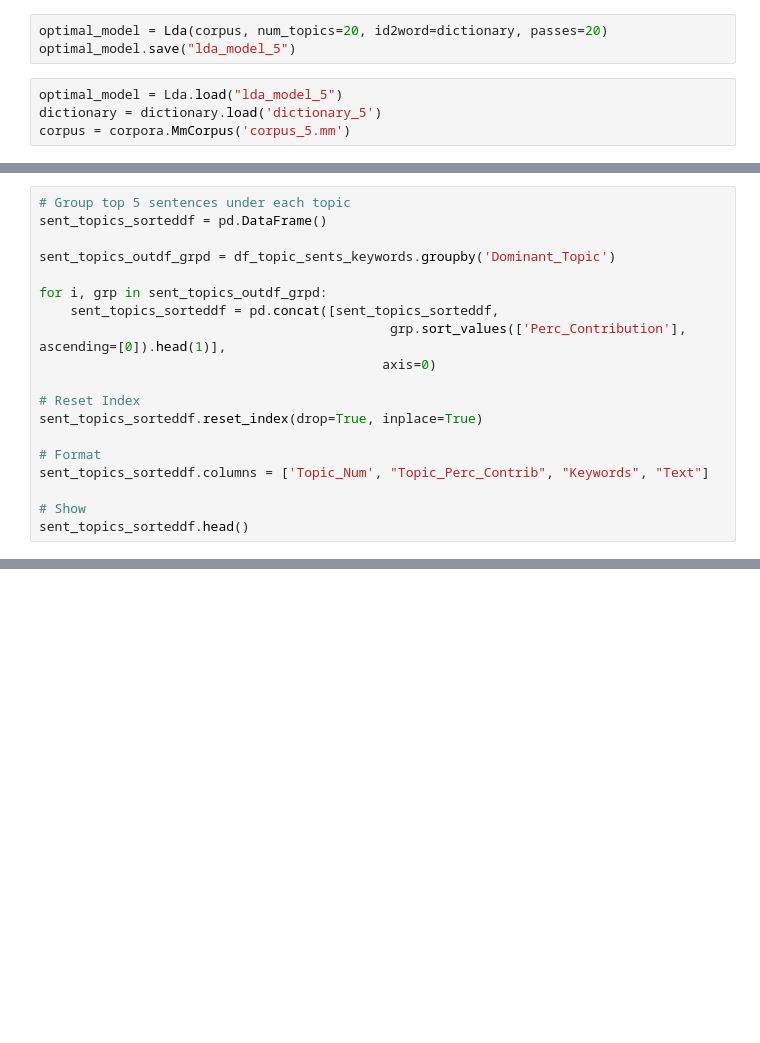
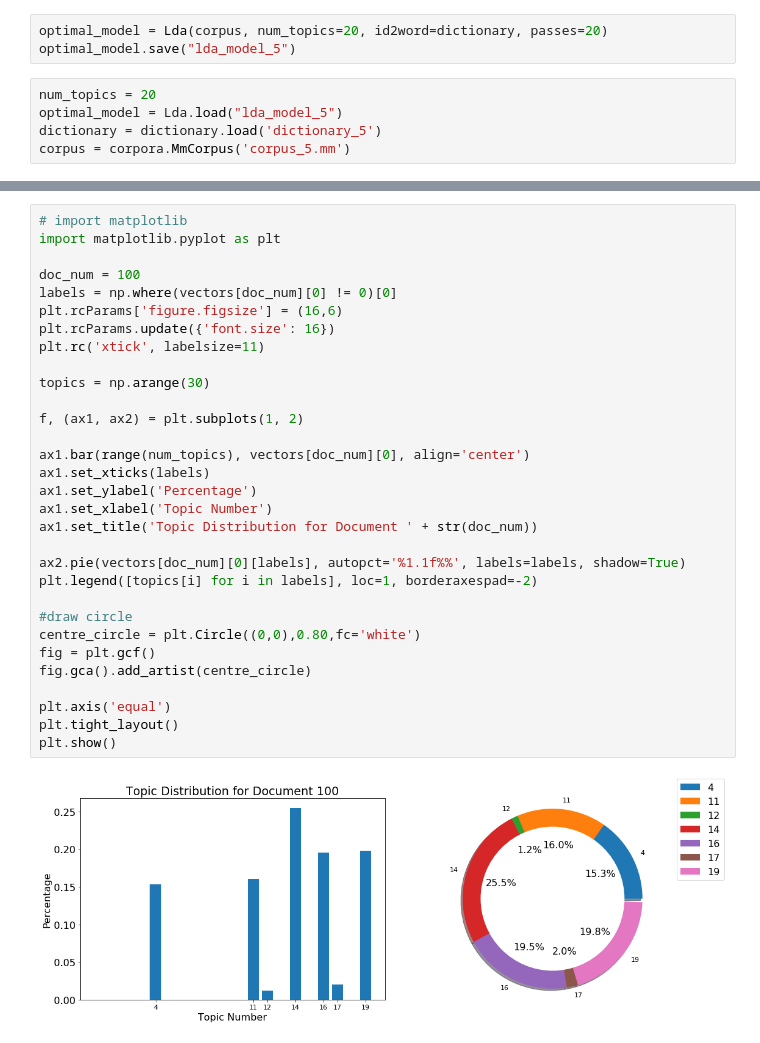
Before and after one commit to NolanJMcCafferty/jobs-research, a Jupyter notebook: BGT/random_5_BGT.ipynb, the cells around one changed output, grey strips where cells are left out. Drawn from its saved outputs; the diff is of its cells as text; blank space fills up the shorter version.

```diff
--- a/BGT/random_5_BGT.ipynb
+++ b/BGT/random_5_BGT.ipynb
@@ -245,6 +217,7 @@ Num Topics = 75  has Coherence Value of 0.5309
 optimal_model = Lda(corpus, num_topics=20, id2word=dictionary, passes=20)
 optimal_model.save("lda_model_5")
 # %%
+num_topics = 20
 optimal_model = Lda.load("lda_model_5")
 dictionary = dictionary.load('dictionary_5')
 corpus = corpora.MmCorpus('corpus_5.mm')
@@ -338,19 +266,0 @@ df_dominant_topic.head(10)
-# %%
-# Group top 5 sentences under each topic
-sent_topics_sorteddf = pd.DataFrame()
-
-sent_topics_outdf_grpd = df_topic_sents_keywords.groupby('Dominant_Topic')
-
-for i, grp in sent_topics_outdf_grpd:
-    sent_topics_sorteddf = pd.concat([sent_topics_sorteddf,
-                                             grp.sort_values(['Perc_Contribution'], ascending=[0]).head(1)],
-                                            axis=0)
-
-# Reset Index
-sent_topics_sorteddf.reset_index(drop=True, inplace=True)
-
-# Format
-sent_topics_sorteddf.columns = ['Topic_Num', "Topic_Perc_Contrib", "Keywords", "Text"]
-
-# Show
-sent_topics_sorteddf.head()
@@ -388,0 +366,33 @@ df_dominant_topics.head()
+# %%
+# import matplotlib
+import matplotlib.pyplot as plt
+
+doc_num = 100
+labels = np.where(vectors[doc_num][0] != 0)[0]
+plt.rcParams['figure.figsize'] = (16,6)
+plt.rcParams.update({'font.size': 16})
+plt.rc('xtick', labelsize=11)
+
+topics = np.arange(30)
+
+f, (ax1, ax2) = plt.subplots(1, 2)
+
+ax1.bar(range(num_topics), vectors[doc_num][0], align='center')
+ax1.set_xticks(labels)
+ax1.set_ylabel('Percentage')
+ax1.set_xlabel('Topic Number')
+ax1.set_title('Topic Distribution for Document ' + str(doc_num))
+
+ax2.pie(vectors[doc_num][0][labels], autopct='%1.1f%%', labels=labels, shadow=True)
+plt.legend([topics[i] for i in labels], loc=1, borderaxespad=-2)
+
+#draw circle
+centre_circle = plt.Circle((0,0),0.80,fc='white')
+fig = plt.gcf()
+fig.gca().add_artist(centre_circle)
+
+plt.axis('equal')
+plt.tight_layout()
+plt.show()
+# %% [output]
+[figure, added]
```
Also changed, not shown: parts of 22 cells of this notebook, 1 other file.
